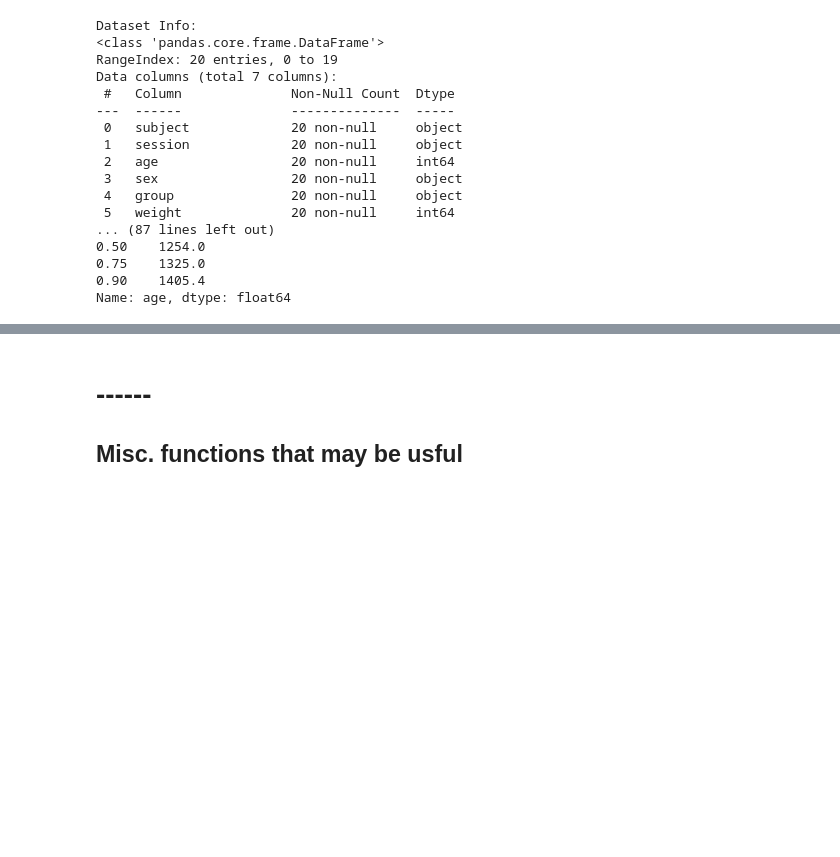
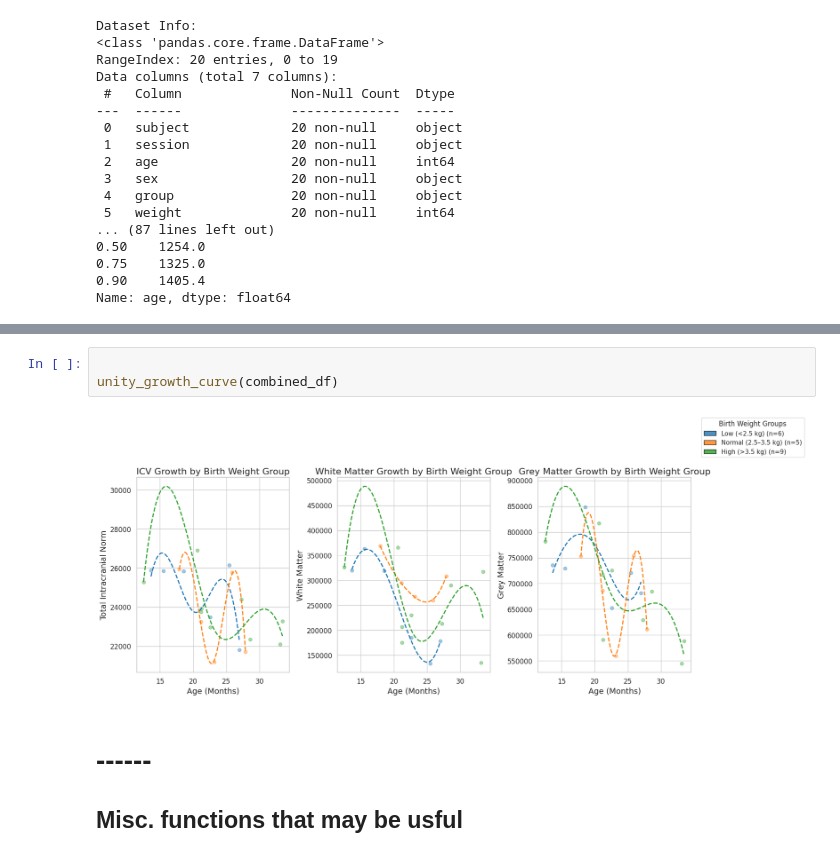
Before and after one commit to UNITY-Physics/fw-notebooks, a Jupyter notebook: analysis_notebook_template.ipynb, the cells around one changed output, grey strips where cells are left out. Cells and saved outputs as stored; diff of their text form; blank space fills up the shorter version.

```diff
--- a/analysis_notebook_template.ipynb
+++ b/analysis_notebook_template.ipynb
@@ -450,3 +632,8 @@ Name: age, dtype: float64
+# %%
+
+unity_growth_curve(combined_df)
+# %% [output]
+[figure, added]
 # %% [markdown]
 # ------
 ## Misc. functions that may be usful
```
Also changed, not shown: parts of 12 cells of this notebook, 1 other file.
